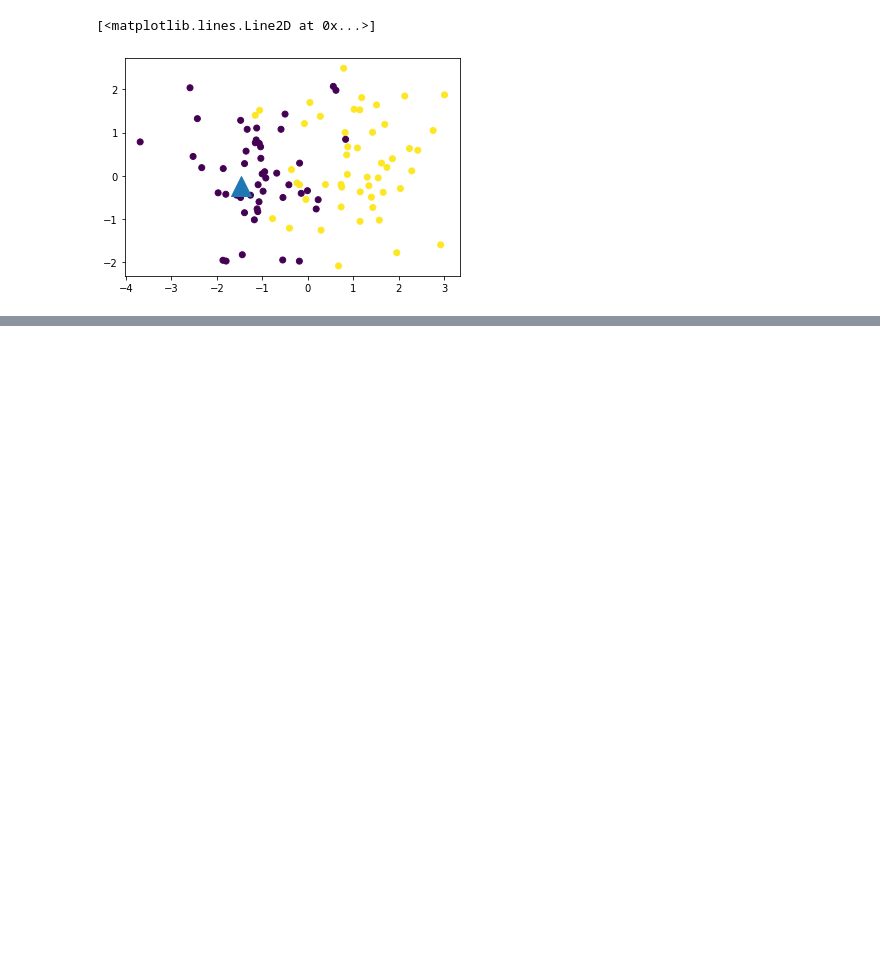
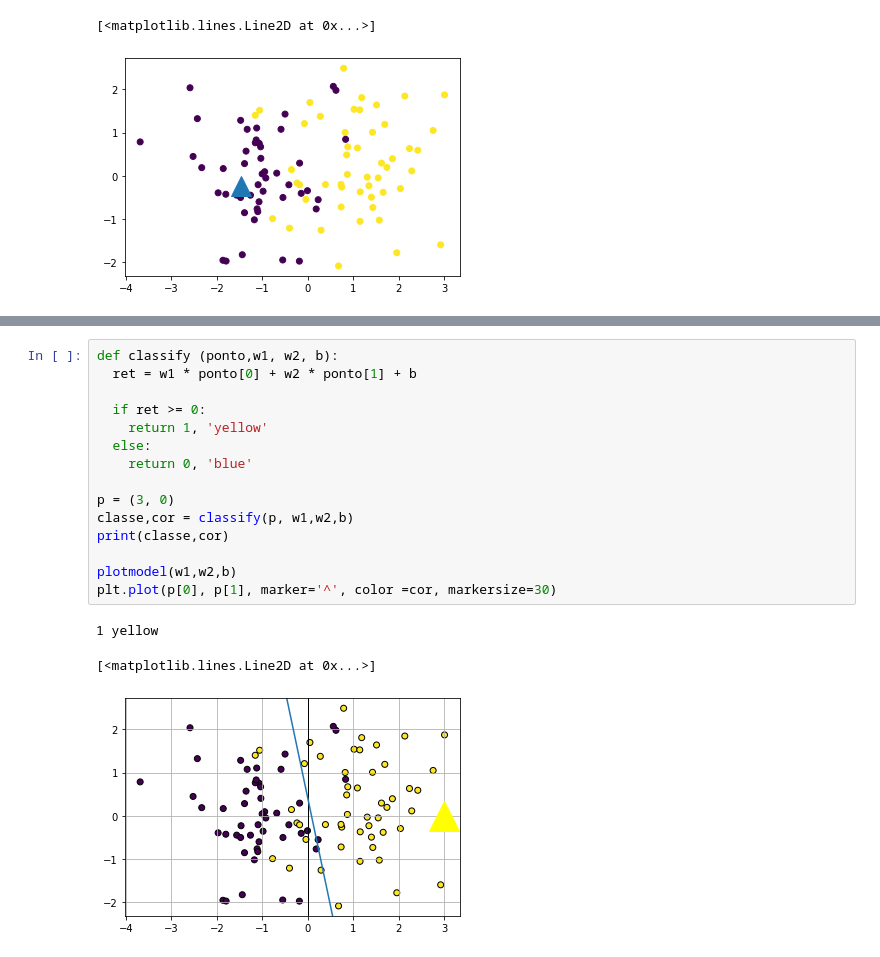
Before and after one commit to diegoantunescosta/MachineLearning, a Jupyter notebook: ClassificacaoLinear.ipynb, the cells around one changed output, grey strips where cells are left out. Drawn from its saved outputs; the diff is of its cells as text; blank space fills up the shorter version.

```diff
--- a/ClassificacaoLinear.ipynb
+++ b/ClassificacaoLinear.ipynb
@@ -43,0 +57,19 @@ plotmodel(w1,w2,b )
+# %%
+def classify (ponto,w1, w2, b):
+  ret = w1 * ponto[0] + w2 * ponto[1] + b
+
+  if ret >= 0:
+    return 1, 'yellow'
+  else:
+    return 0, 'blue'
+
+p = (3, 0)
+classe,cor = classify(p, w1,w2,b)
+print(classe,cor)
+
+plotmodel(w1,w2,b)
+plt.plot(p[0], p[1], marker='^', color =cor, markersize=30)
+# %% [output]
+1 yellow
+[<matplotlib.lines.Line2D at 0x...>]
+[figure, added]
```
Also changed, not shown: parts of 1 cell of this notebook.
